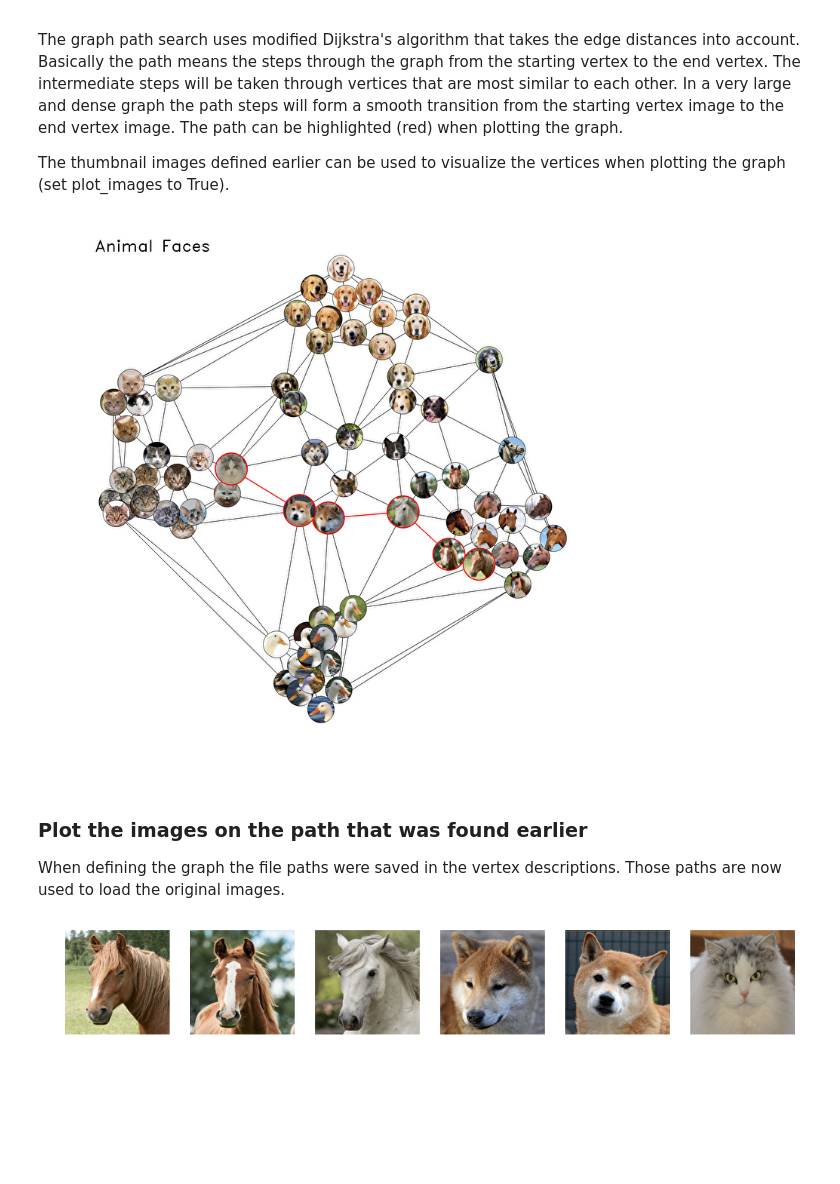
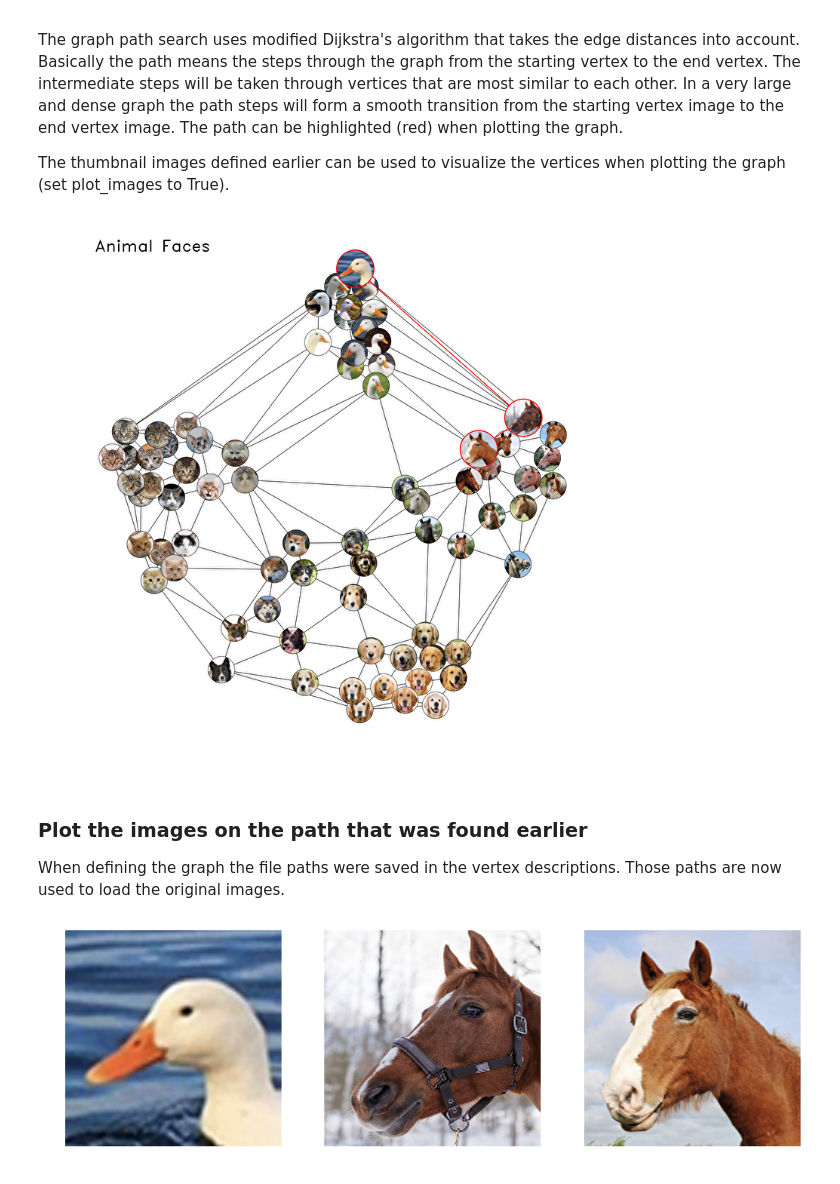
Before and after one commit to Kursula/FeatureGraph, a Jupyter notebook: Animal_face_graph.ipynb, the cells around one changed output. Saved outputs shown, nothing was run; the diff lists cells and outputs as text; code cells hidden in the pictures; blank space fills up the shorter version.

```diff
--- a/Animal_face_graph.ipynb
+++ b/Animal_face_graph.ipynb
@@ -133,19 +134,19 @@ The graph path search uses modified Dijkstra's algorithm that takes the edge dis
 The thumbnail images defined earlier can be used to visualize the vertices when plotting the graph (set plot_images to True).
 # %%
 # Find the path in the graph
-pathlist = gr.find_shortest_path(key_a=71, key_b=44)
+pathlist = find_shortest_path(graph=gr, key_a=35, key_b=70)
 
 # Plot everything
 gp = GraphPlot()
 gp.set_graph(gr)
 gp.plot_title('Animal Faces')
 gp.plot_edges()
 gp.plot_vertices(plot_thumbnails=True, radius=50)
-gp.plot_path(pathlist, plot_thumbnails=True, radius=60)
+gp.plot_path(pathlist, plot_thumbnails=True, radius=70)
 gp.show()
 gp.save('output.png')
 # %% [output]
-[figure, old version]
+[figure, new version]
 # %% [markdown]
 ### Plot the images on the path that was found earlier
 When defining the graph the file paths were saved in the vertex descriptions. Those paths are now used to load the original images.
@@ -162,4 +163,4 @@ for i, key in enumerate(pathlist):
 
 plt.show()
 # %% [output]
-[figure, old version]
+[figure, new version]
```
Also changed, not shown: parts of 2 cells of this notebook, 4 other files.
